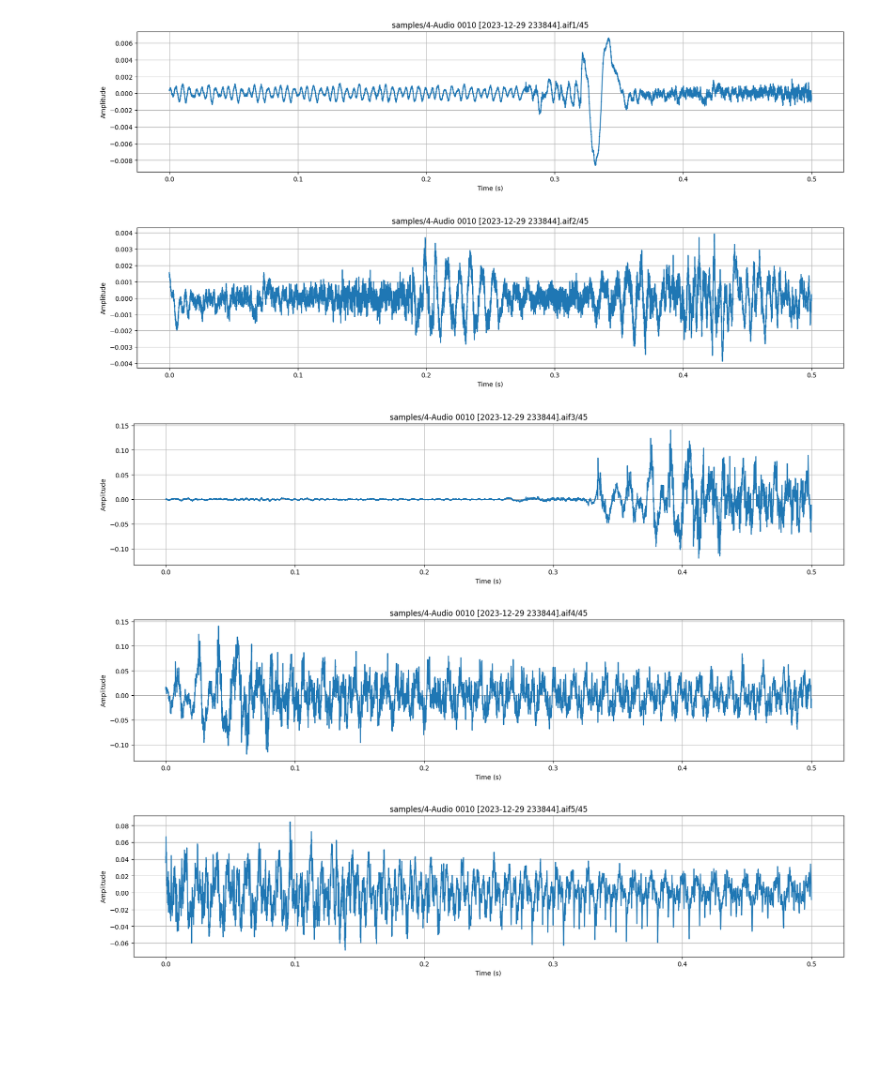
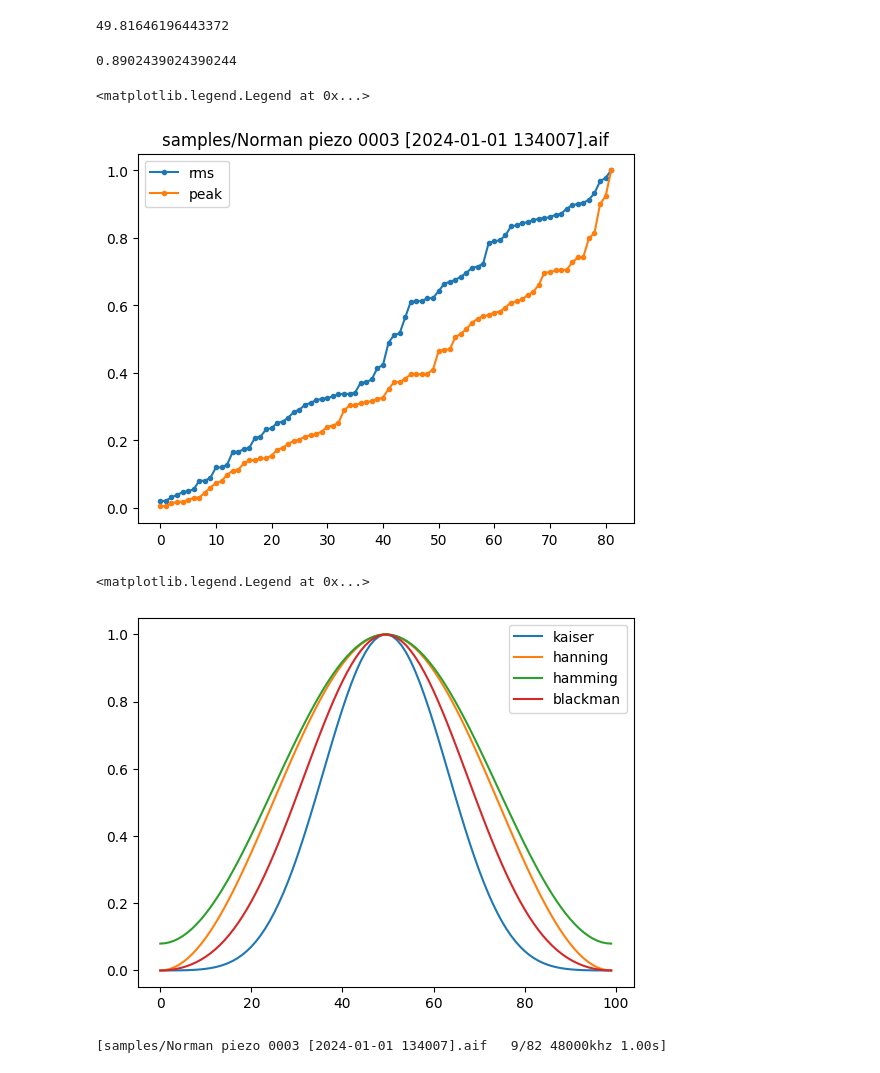
Before and after one commit to andrewwilson/impulseResponses, a Jupyter notebook: Analysis.ipynb, the cells around one changed output. Drawn from its saved outputs; the diff is of its cells as text; code cells hidden in the pictures; blank space fills up the shorter version.

```diff
--- a/Analysis.ipynb
+++ b/Analysis.ipynb
@@ -76,10 +81,25 @@ audio.info_grid(slices)
-# %%
-
-for s in slices[0:5]:
-    plot_signal(s)
-# %% [output]
-[figure, removed]
-[figure, removed]
-[figure, removed]
-[figure, removed]
-[figure, removed]
+# %%
+df.rms.max() / df.rms.min()
+# %% [output]
+49.81646196443372
+# %%
+len([s for s in slices if s.peak > 0.05 * df.peak.max()]) / len(slices)
+# %% [output]
+0.8902439024390244
+# %%
+plt.title(sample.name)
+plt.plot( np.array(sorted([s.rms for s in slices]))/df.rms.max(), '.-', label='rms')
+plt.plot( np.array(sorted([s.peak for s in slices]))/df.peak.max(), '.-', label='peak')
+plt.legend()
+# %% [output]
+<matplotlib.legend.Legend at 0x...>
+[figure, added]
+# %%
+plt.plot(np.kaiser(100, 14), label='kaiser')
+plt.plot(np.hanning(100), label='hanning')
+plt.plot(np.hamming(100), label='hamming')
+plt.plot(np.blackman(100), label='blackman')
+plt.legend()
+# %% [output]
+<matplotlib.legend.Legend at 0x...>
+[figure, added]
@@ -85,0 +108,4 @@ for s in slices[0:5]:
+# %%
+slice
+# %% [output]
+[samples/Norman piezo 0003 [2024-01-01 134007].aif   9/82 48000khz 1.00s]
```
Also changed, not shown: parts of 13 cells of this notebook, 5 other files.
